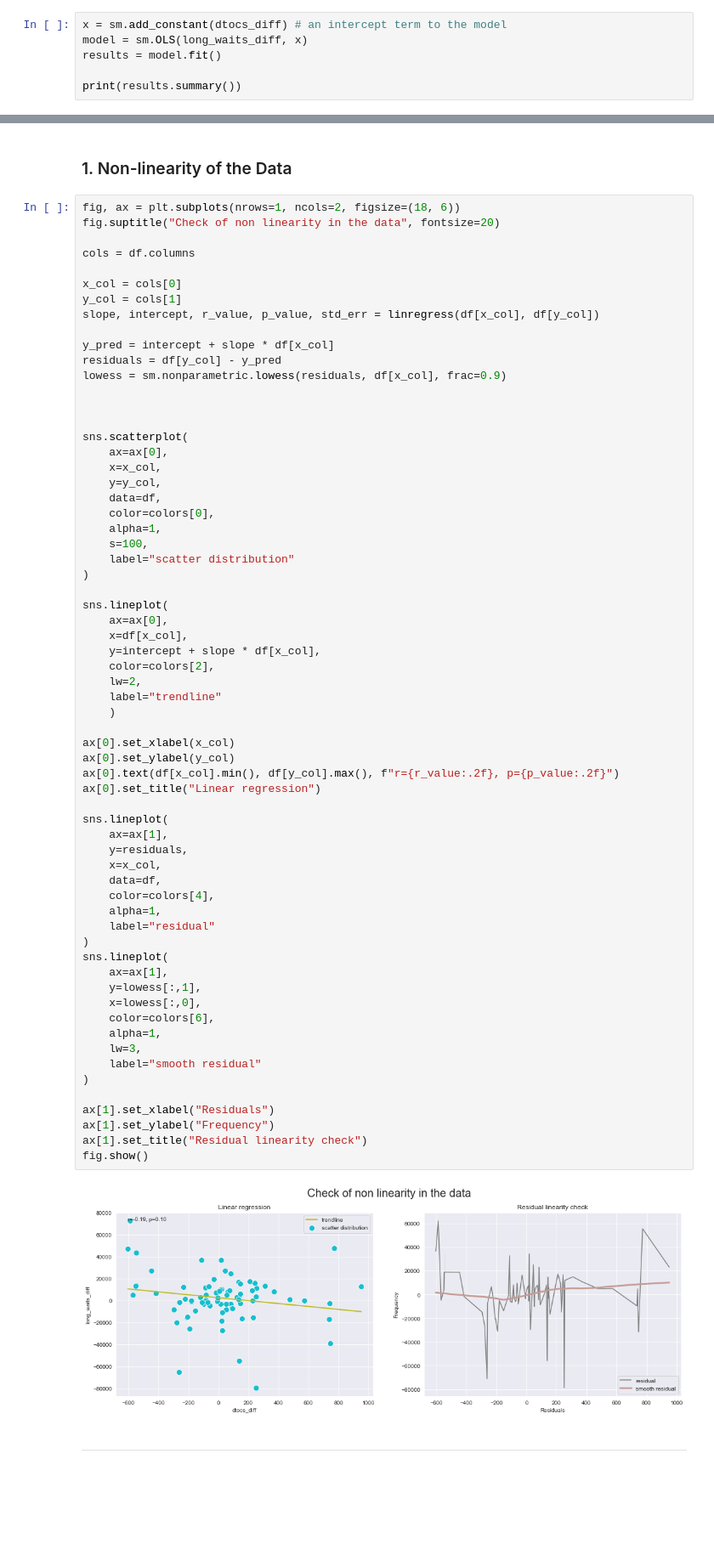
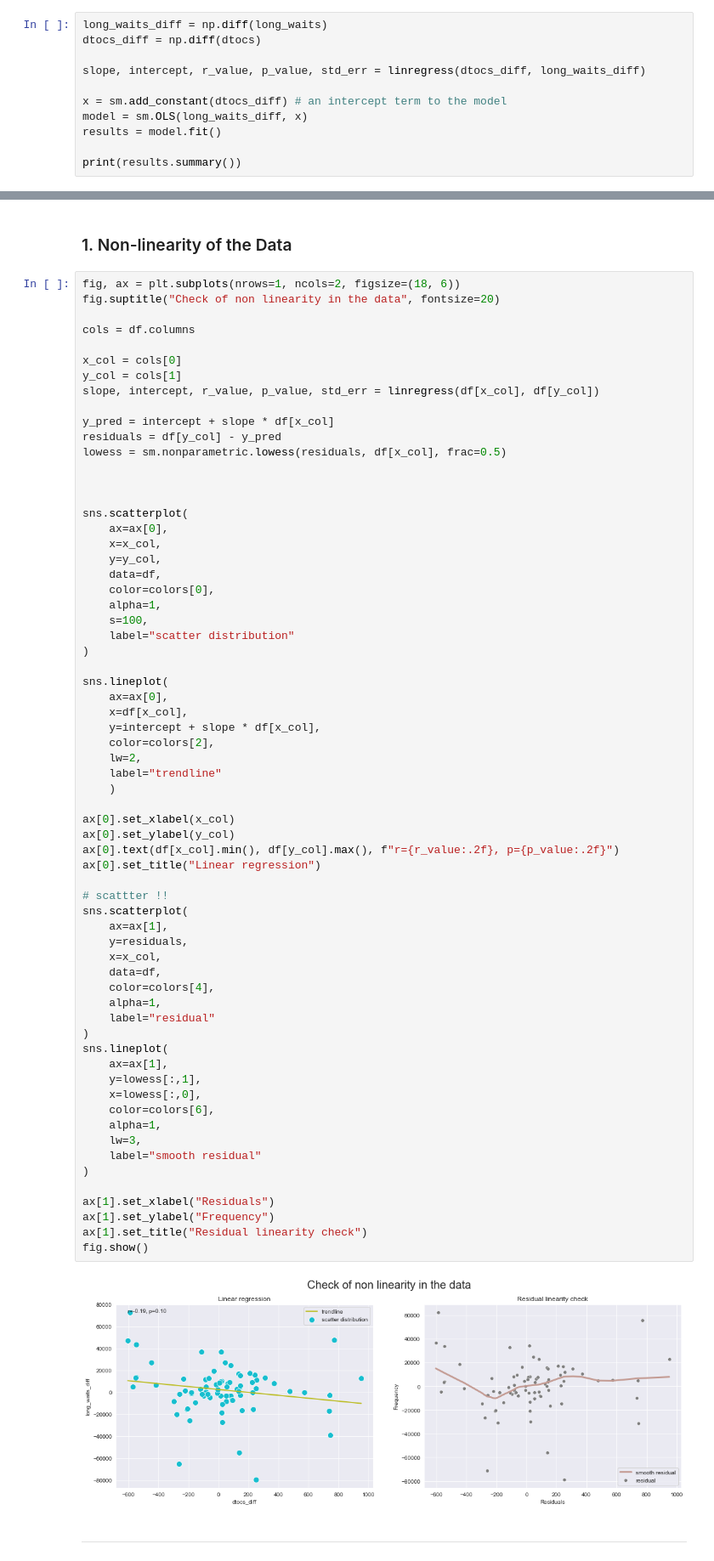
Before and after one commit to ManuLabricole/CDN-Statistique, a Jupyter notebook: 3 - Regression lineaire/Notebooks/notebook_1.ipynb, the cells around one changed output, grey strips where cells are left out. Shown: that part at 85% size. Drawn from its saved outputs; the diff is of its cells as text; blank space fills up the shorter version.

```diff
--- a/3 - Regression lineaire/Notebooks/notebook_1.ipynb
+++ b/3 - Regression lineaire/Notebooks/notebook_1.ipynb
@@ -516,6 +551,11 @@ dtocs_diff = np.diff(dtocs)
 # %%
 slope, intercept, r_value, p_value, std_err = linregress(dtocs_diff, long_waits_diff)
 # %%
+long_waits_diff = np.diff(long_waits)
+dtocs_diff = np.diff(dtocs)
+
+slope, intercept, r_value, p_value, std_err = linregress(dtocs_diff, long_waits_diff)
+
 x = sm.add_constant(dtocs_diff) # an intercept term to the model
 model = sm.OLS(long_waits_diff, x)
 results = model.fit()
@@ -659,7 +699,7 @@ slope, intercept, r_value, p_value, std_err = linregress(df[x_col], df[y_col])
 
 y_pred = intercept + slope * df[x_col]
 residuals = df[y_col] - y_pred
-lowess = sm.nonparametric.lowess(residuals, df[x_col], frac=0.9)
+lowess = sm.nonparametric.lowess(residuals, df[x_col], frac=0.5)
 
 
 
@@ -684,35 +724,36 @@ sns.lineplot(
     )
 
 ax[0].set_xlabel(x_col)
 ax[0].set_ylabel(y_col)
 ax[0].text(df[x_col].min(), df[y_col].max(), f"r={r_value:.2f}, p={p_value:.2f}")
 ax[0].set_title("Linear regression")
 
-sns.lineplot(
+# scattter !!
+sns.scatterplot(
     ax=ax[1],
     y=residuals,
     x=x_col,
     data=df,
     color=colors[4],
     alpha=1,
     label="residual"
 )
 sns.lineplot(
     ax=ax[1],
     y=lowess[:,1],
     x=lowess[:,0],
     color=colors[6],
     alpha=1,
     lw=3,
     label="smooth residual"
 )
 
 ax[1].set_xlabel("Residuals")
 ax[1].set_ylabel("Frequency")
 ax[1].set_title("Residual linearity check")
 fig.show()
 # %% [output]
-[figure, old version]
+[figure, new version]
 # %% [markdown]
 ----
 # %% [raw]
```
Also changed, not shown: parts of 43 cells of this notebook.
